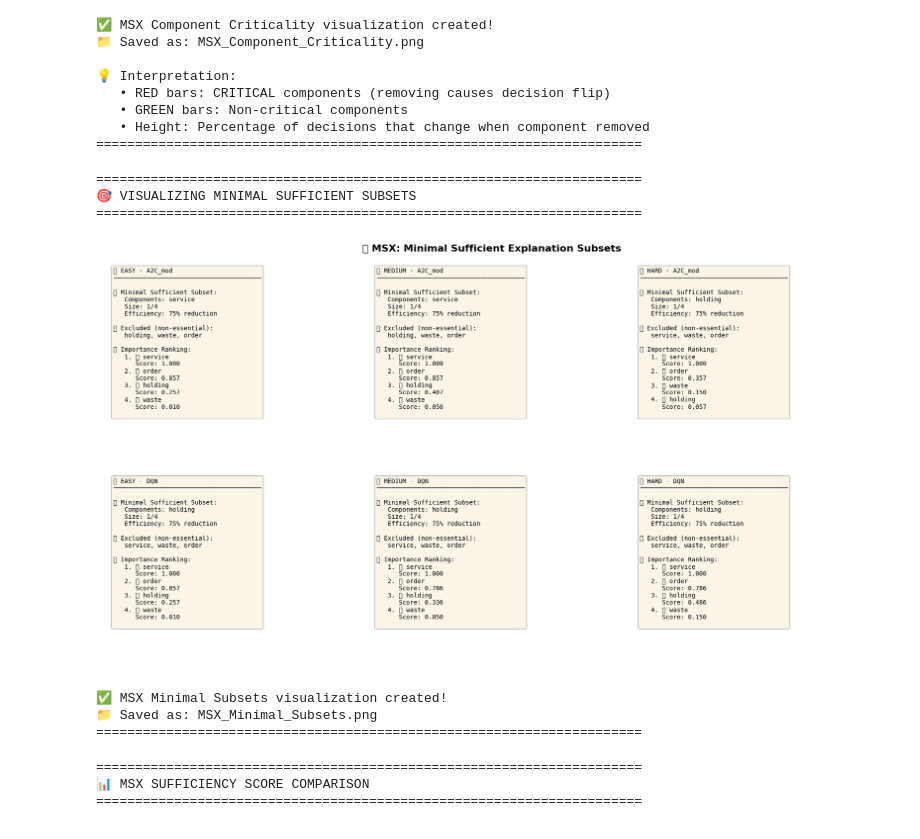
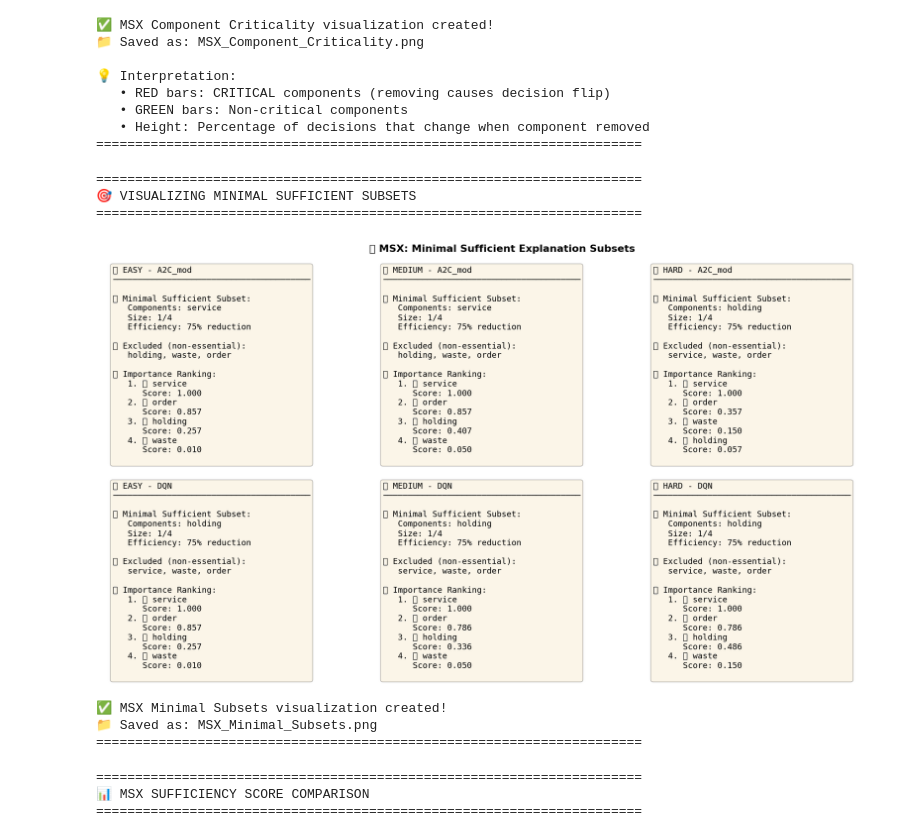
Before and after one commit to EgawaMasao/QLKHO-RL, a Jupyter notebook: XAI/RDX-MSX2.ipynb, the cells around one changed output. Saved outputs shown, nothing was run; the diff lists cells and outputs as text; code cells hidden in the pictures.

```diff
--- a/XAI/RDX-MSX2.ipynb
+++ b/XAI/RDX-MSX2.ipynb
@@ -2884,35 +2907,36 @@ for model_idx, model_key in enumerate(['a2c_mod', 'dqn']):
 
         # Component importance ranking
         text_content += f"📈 Importance Ranking:\n"
         sorted_comps = sorted(msx['component_importance'].items(),
                              key=lambda x: x[1]['sufficiency_score'],
                              reverse=True)
 
         for rank, (comp, info) in enumerate(sorted_comps, 1):
             critical_mark = '🔴' if info['is_critical'] else '⚪'
             text_content += f"   {rank}. {critical_mark} {comp}\n"
             text_content += f"      Score: {info['sufficiency_score']:.3f}\n"
 
         # Display text
         ax.text(0.05, 0.95, text_content,
                transform=ax.transAxes,
-               fontsize=10,
+               fontsize=13,
+
                verticalalignment='top',
                fontfamily='monospace',
                bbox=dict(boxstyle='round', facecolor='wheat', alpha=0.3))
 
 plt.tight_layout()
 plt.savefig('MSX_Minimal_Subsets.png', dpi=300, bbox_inches='tight')
 plt.show()
 
 print("\n✅ MSX Minimal Subsets visualization created!")
 print("📁 Saved as: MSX_Minimal_Subsets.png")
 print("="*70)
 # %% [output]
 ======================================================================
 🎯 VISUALIZING MINIMAL SUFFICIENT SUBSETS
 ======================================================================
-[figure, old version]
+[figure, new version]
 ✅ MSX Minimal Subsets visualization created!
 📁 Saved as: MSX_Minimal_Subsets.png
 ======================================================================
```
Also changed, not shown: parts of 3 cells of this notebook, 28 other files.
